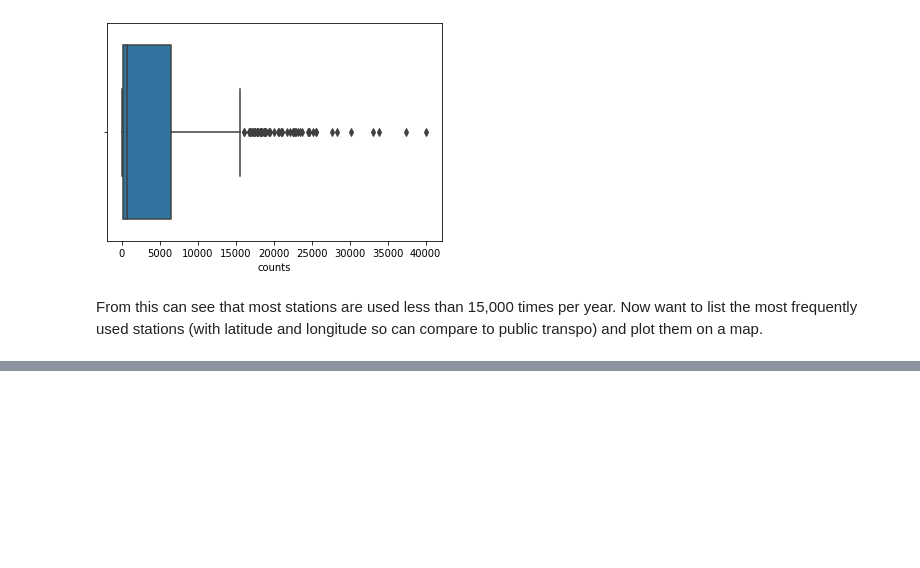
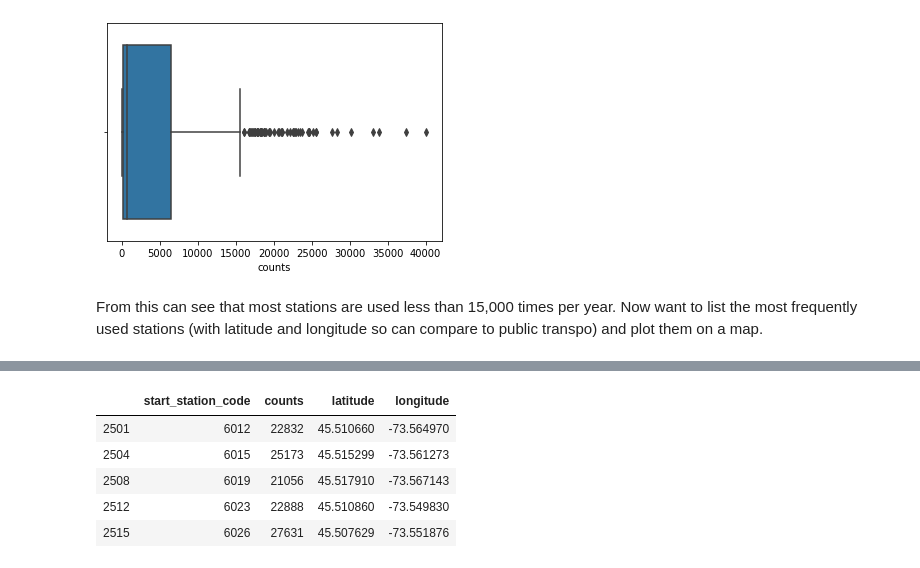
Before and after one commit to daviskia/ada-project-deep-penguin, a Jupyter notebook: BixiAnalysis.ipynb, the cells around one changed output, grey strips where cells are left out. Saved outputs shown, nothing was run; the diff lists cells and outputs as text; code cells hidden in the pictures; blank space fills up the shorter version.

```diff
--- a/BixiAnalysis.ipynb
+++ b/BixiAnalysis.ipynb
@@ -116,6 +118,8 @@ Run first cell to import libraries and then only this cell onwards to save time.
 # %%
 #start from here on restart of notebook - loads the combined dataset
 data = pd.read_pickle("../combined_data")
+# %%
+stations = pd.read_pickle("../stations")
 # %% [markdown]
 # Time evolution of BIXI use
 # %%
@@ -206 +211,12 @@ popular.head()
+# %%
+#visualize stations on a map
+vis = station_use19.merge(stations[['latitude','longitude']], how='left', left_on=['start_station_code'], right_index=True)
+vis.head()
+# %% [output]
+|  | start_station_code | counts | latitude | longitude |
+| 2501 | 6012 | 22832 | 45.510660 | -73.564970 |
+| 2504 | 6015 | 25173 | 45.515299 | -73.561273 |
+| 2508 | 6019 | 21056 | 45.517910 | -73.567143 |
+| 2512 | 6023 | 22888 | 45.510860 | -73.549830 |
+| 2515 | 6026 | 27631 | 45.507629 | -73.551876 |
 # %%
```
Also changed, not shown: parts of 6 cells of this notebook.
